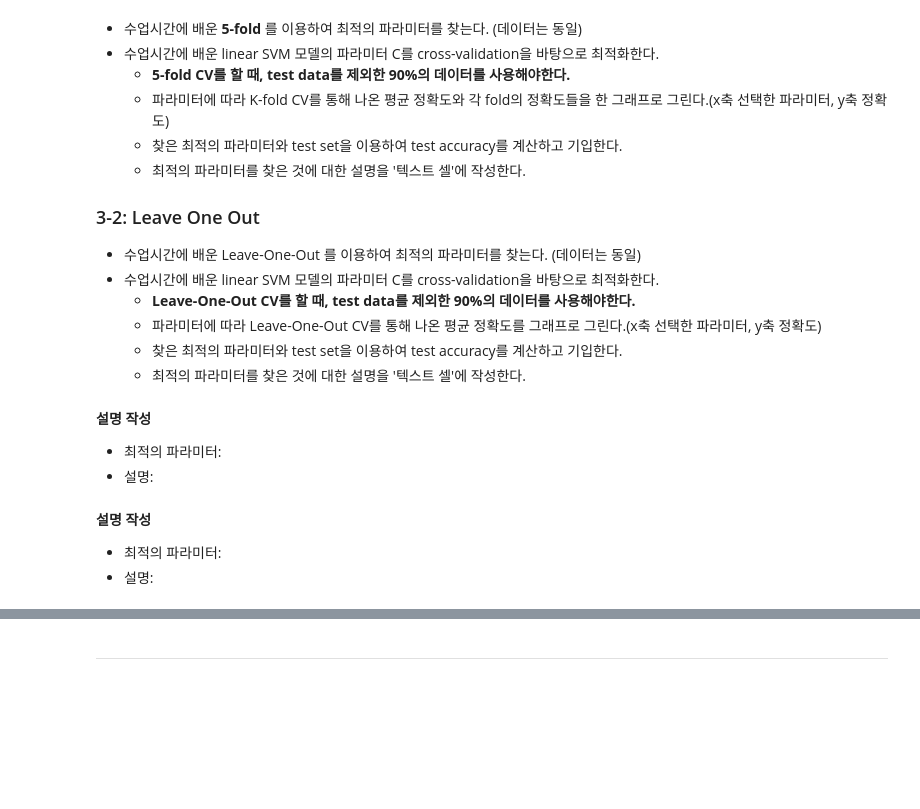
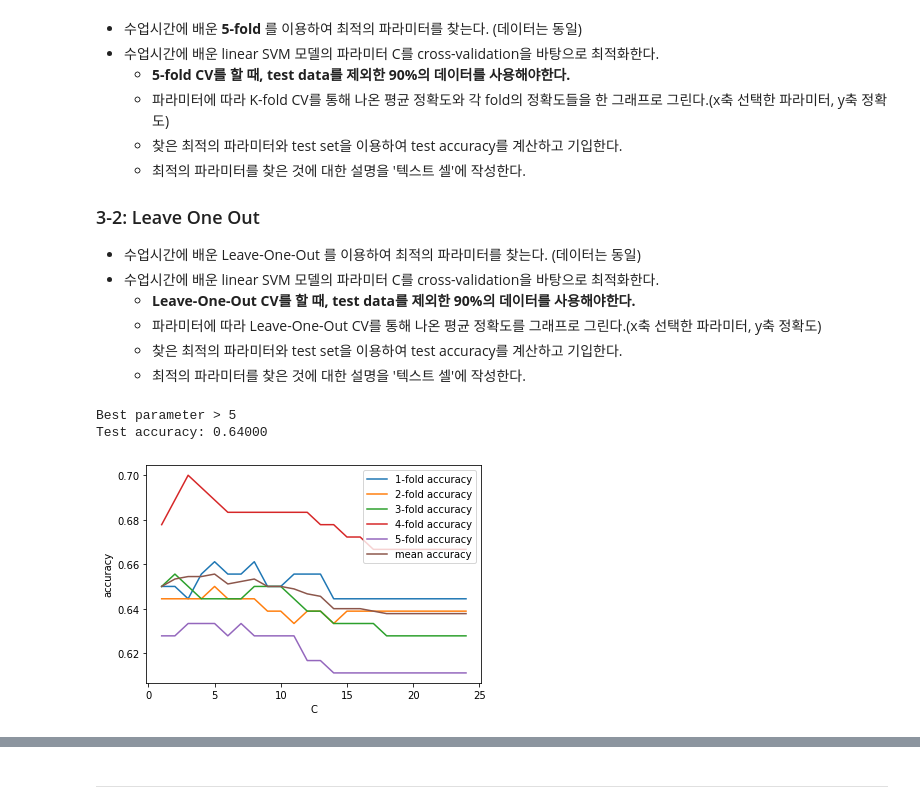
Before and after one commit to anttiey/2022F-Ajou-ML, a Jupyter notebook: HW3_ipynb의_사본.ipynb, the cells around one changed output, grey strips where cells are left out. Cells and saved outputs as stored; diff of their text form; code cells hidden in the pictures; blank space fills up the shorter version.

```diff
--- a/HW3_ipynb의_사본.ipynb
+++ b/HW3_ipynb의_사본.ipynb
@@ -111,4 +250,0 @@ from sklearn.ensemble import RandomForestClassifier
-# %% [markdown]
-**설명 작성**
-- 최적의 파라미터:
-- 설명:
@@ -118,4 +251,53 @@ from sklearn.ensemble import RandomForestClassifier
-# %% [markdown]
-**설명 작성**
-- 최적의 파라미터:
-- 설명:
+# %%
+### 문제 3-1 ###
+### 코드 작성 ###
+from sklearn.svm import SVC
+from sklearn.model_selection import KFold
+from sklearn.model_selection import cross_val_score
+from sklearn.model_selection import train_test_split
+
+X_train, X_test, y_train, y_test = train_test_split(X, y, test_size=0.1, random_state = 19)
+
+cv_scores = []
+mean_scores = []
+
+C = range(1, 25)
+max_parameter = 0
+
+for i in C:
+  svm_name = SVC(C = i)
+  cv_score = cross_val_score(svm_name, X_train, y_train, cv = 5, scoring = 'accuracy')
+  cv_scores.append(cv_score)
+
+  mean_score = np.mean(cv_score)
+  mean_scores.append(mean_score)
+
+  if mean_score >= max(mean_scores):
+    max_parameter = i
+
+a = np.array(cv_scores)
+
+plt.figure()
+plt.plot(C, a[:, 0], label='1-fold accuracy')
+plt.plot(C, a[:, 1], label='2-fold accuracy')
+plt.plot(C, a[:, 2], label='3-fold accuracy')
+plt.plot(C, a[:, 3], label='4-fold accuracy')
+plt.plot(C, a[:, 4], label='5-fold accuracy')
+plt.plot(C, mean_scores, label='mean accuracy')
+plt.xlabel('C')
+plt.ylabel('accuracy')
+plt.legend()
+
+print('Best parameter > {parameter}'.format(parameter=max_parameter))
+
+X_train_new = pd.concat([X_train, X_val])
+y_train_new = pd.concat([y_train, y_val])
+
+svm_max = SVC(C = max_parameter)
+svm_max.fit(X_train_new, y_train_new)
+svm_max.predict(X_test)
+print('Test accuracy: {score:0.5f}'.format(score=svm_max.score(X_test, y_test)))
+# %% [output]
+Best parameter > 5
+Test accuracy: 0.64000
+[figure, added]
```
Also changed, not shown: parts of 29 cells of this notebook.
